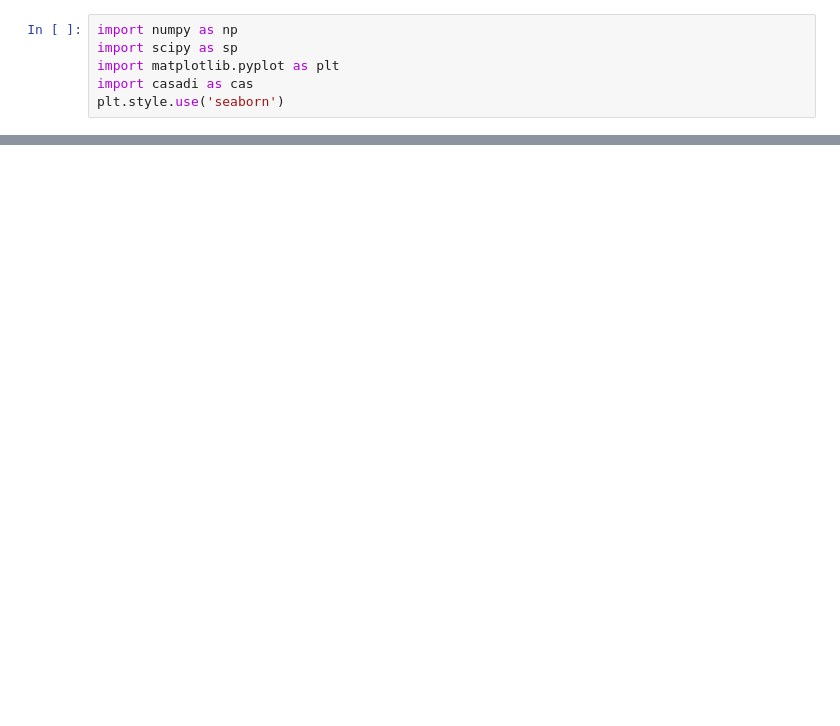
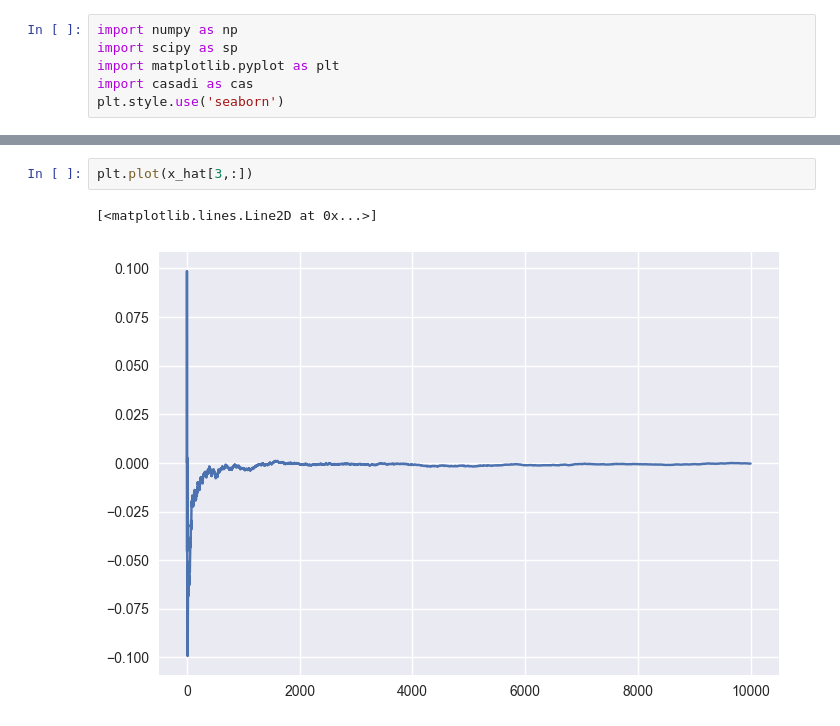
Before and after one commit to alessandroassirelli98/cooperative_truck_fleet, a Jupyter notebook: trials/unicycleEKF.ipynb, the cells around one changed output, grey strips where cells are left out. Cells and saved outputs as stored; diff of their text form; blank space fills up the shorter version.

```diff
--- a/trials/unicycleEKF.ipynb
+++ b/trials/unicycleEKF.ipynb
@@ -81,0 +93,5 @@ plt.plot(x_hat[0,:], x_hat[1,:])
+# %%
+plt.plot(x_hat[3,:])
+# %% [output]
+[<matplotlib.lines.Line2D at 0x...>]
+[figure, added]
```
Also changed, not shown: parts of 6 cells of this notebook, 6 other files.
